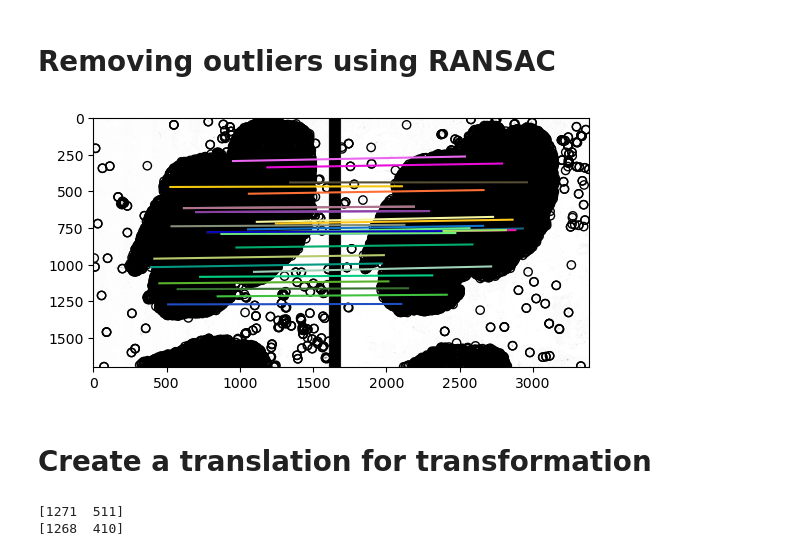
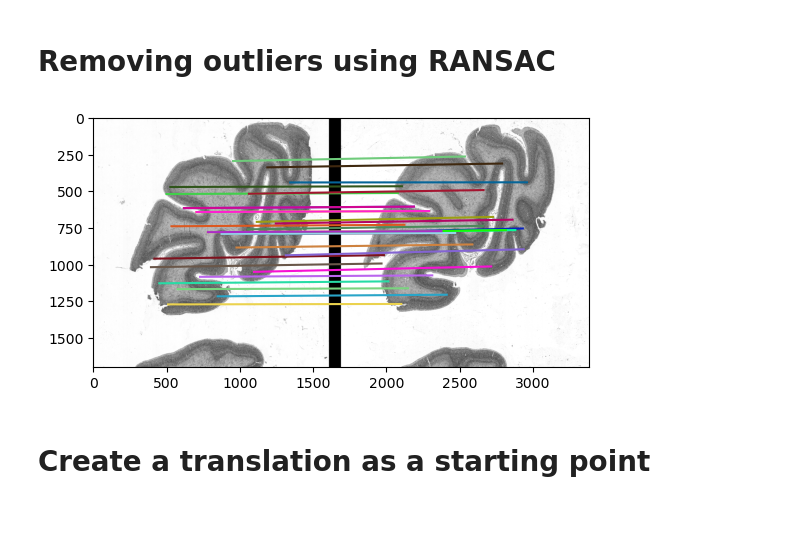
Before and after one commit to SAutum/ai-ds, a Jupyter notebook: cv/hongli/project1/project1.ipynb, the cells around one changed output. Drawn from its saved outputs; the diff is of its cells as text; code cells hidden in the pictures; blank space fills up the shorter version.

```diff
--- a/cv/hongli/project1/project1.ipynb
+++ b/cv/hongli/project1/project1.ipynb
@@ -151,39 +151,33 @@ plot_matches(ax, images[0], images[1], keypoints[0], keypoints[1], matches)
 # %%
 def number_of_rounds(p = 0.3, P = 0.99, n = 2):
     # p: the probability that at least one random sample is free from outliers
     # P: the probability that the algorithm produces the correct model
     # n: the number of samples needed to estimate the model
     return int(np.log(1 - P) / np.log(1 - (1 - p) ** n))
 
 def ransac(keypoints1, keypoints2, matches, p = 0.3, P = 0.99):
     num_rounds = number_of_rounds(p, P, 1)
     vecs = keypoints1[matches[:, 0]] - keypoints2[matches[:, 1]]
     samples = np.random.choice(vecs.shape[0], (num_rounds, 1), replace=True).squeeze()
     inliers = np.empty(0)
     for sample in samples:
         vecs_temp = vecs.copy()
         vecs_temp = vecs_temp - vecs[sample]
         # check the distance between the vectors
         threshold = 50
         mask = (np.linalg.norm(vecs_temp, axis=1) < threshold) & (np.linalg.norm(vecs_temp, axis=1) > 0)
         if (len(mask.nonzero()[0]) > len(inliers.nonzero()[0])):
             inliers = mask
     # print("The number of inliers is: ", len(inliers.nonzero()[0]))
     return matches[inliers]
 
 matches_remove = ransac(keypoints[0], keypoints[1], matches, p = 0.3, P = 0.999)
 
 fig, ax = plt.subplots(nrows=1, ncols=1)
-plot_matches(ax, images[0], images[1], keypoints[0], keypoints[1], matches_remove)
+plot_matches(ax, images[0], images[1], keypoints[0], keypoints[1], matches_remove, only_matches=True)
 # %% [output]
-[figure, old version]
+[figure, new version]
 # %% [markdown]
-# Create a translation for transformation
+# Create a translation as a starting point
-# %%
-print(keypoints[0][matches_remove[0, 0]])
-print(keypoints[1][matches_remove[0, 1]])
-# %% [output]
-[1271  511]
-[1268  410]
 # %%
 T = np.eye(3)
```
Also changed, not shown: parts of 9 cells of this notebook.
